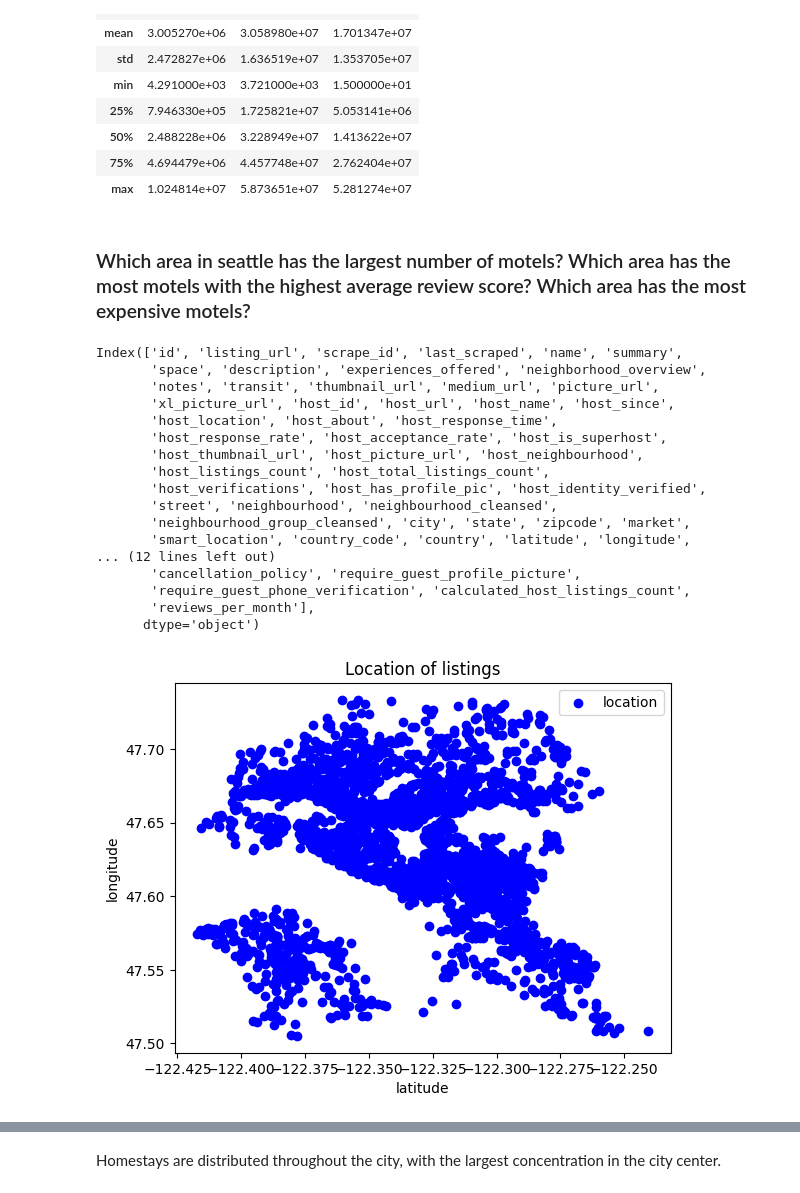
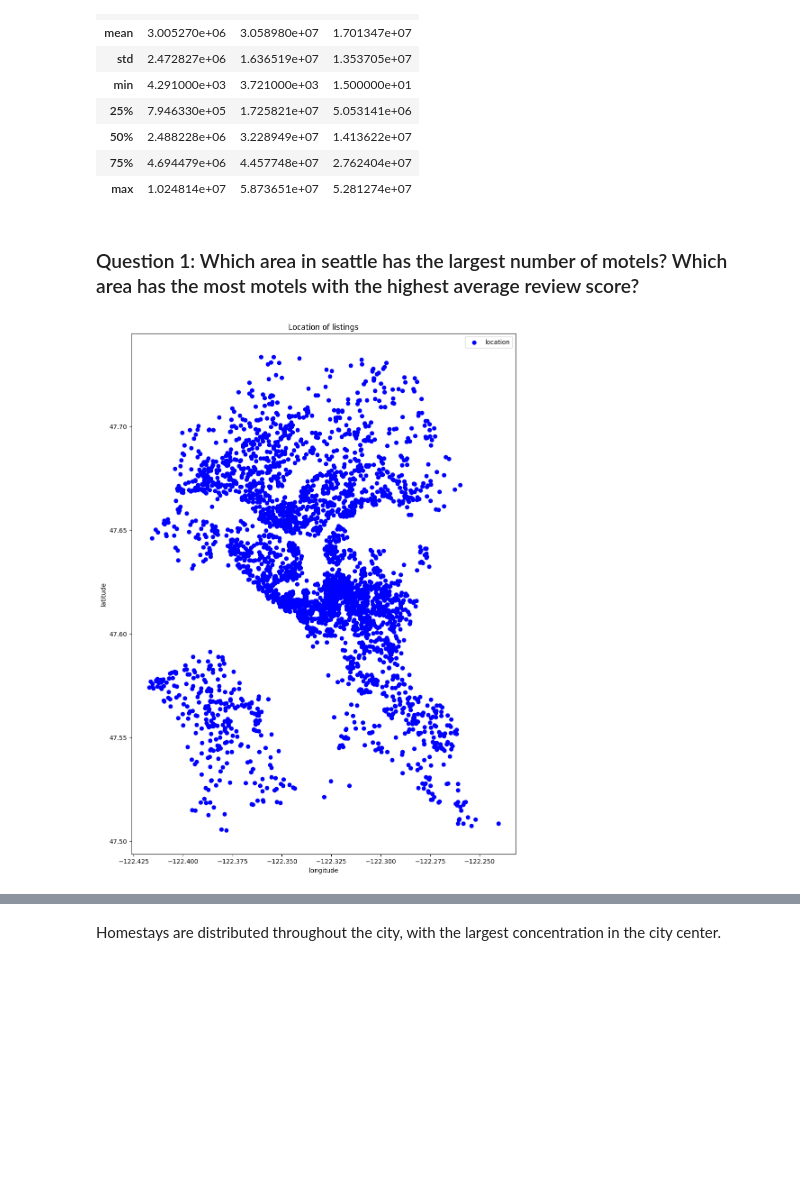
Before and after one commit to NTPac/Write-A-Data-Science-Blog-Post, a Jupyter notebook: data_process.ipynb, the cells around one changed output, grey strips where cells are left out. Saved outputs shown, nothing was run; the diff lists cells and outputs as text; code cells hidden in the pictures; blank space fills up the shorter version.

```diff
--- a/data_process.ipynb
+++ b/data_process.ipynb
@@ -188,24 +188,21 @@ reviews_df.describe()
 | 75% | 4.694479e+06 | 4.457748e+07 | 2.762404e+07 |
 | max | 1.024814e+07 | 5.873651e+07 | 5.281274e+07 |
 # %% [markdown]
-### Which area in seattle has the largest number of motels? Which area has the most motels with the highest average review score? Which area has the most expensive motels?
+### Question 1: Which area in seattle has the largest number of motels? Which area has the most motels with the highest average review score?
-# %%
-listings_df.columns
-# %% [output]
-Index(['id', 'listing_url', 'scrape_id', 'last_scraped', 'name', 'summary',
-       'space', 'description', 'experiences_offered', 'neighborhood_overview',
-       'notes', 'transit', 'thumbnail_url', 'medium_url', 'picture_url',
-       'xl_picture_url', 'host_id', 'host_url', 'host_name', 'host_since',
-       'host_location', 'host_about', 'host_response_time',
-       'host_response_rate', 'host_acceptance_rate', 'host_is_superhost',
-       'host_thumbnail_url', 'host_picture_url', 'host_neighbourhood',
-       'host_listings_count', 'host_total_listings_count',
-       'host_verifications', 'host_has_profile_pic', 'host_identity_verified',
-       'street', 'neighbourhood', 'neighbourhood_cleansed',
-       'neighbourhood_group_cleansed', 'city', 'state', 'zipcode', 'market',
-       'smart_location', 'country_code', 'country', 'latitude', 'longitude',
-... (12 lines left out)
-       'cancellation_policy', 'require_guest_profile_picture',
-       'require_guest_phone_verification', 'calculated_host_listings_count',
-       'reviews_per_month'],
-      dtype='object')
+# %%
+def create_dot_chart(x, y, label, title):
+    """create dot chart
+
+    Args:
+        x (series): x
+        y (series): y
+        label (str): name of label
+            x = 0, y = 1, label = 2
+        title (str): title of chart
+    """
+    plt.scatter(x, y, color='blue', label=label[2])
+    plt.xlabel(label[0])
+    plt.ylabel(label[1])
+    plt.title(title)
+    plt.legend()
+    plt.show()
@@ -212,13 +231,13 @@ Index(['id', 'listing_url', 'scrape_id', 'last_scraped', 'name', 'summary',
 # %%
+"""chart Location of listings
+
+"""
 listings_clone = listings_df.copy()
 listings_clone = listings_clone[["longitude", "latitude"]]
 listings_clone.sort_values(["longitude", "latitude"], inplace=True)
-plt.scatter(listings_clone.longitude, listings_clone.latitude, color='blue', label='location')
-plt.xlabel("latitude")
-plt.ylabel("longitude")
-plt.title("Location of listings")
-plt.legend()
-plt.show()
+
+plt.figure(figsize=(11, 15))
+create_dot_chart(listings_clone.longitude, listings_clone.latitude, ["longitude", "latitude", 'location'], "Location of listings")
 # %% [output]
-[figure, old version]
+[figure, new version]
 # %%
```
Also changed, not shown: parts of 47 cells of this notebook, 1 other file.
